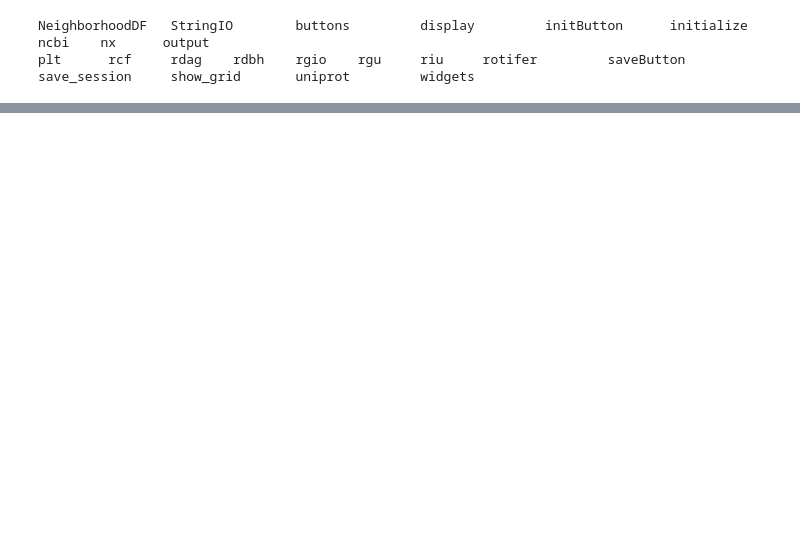
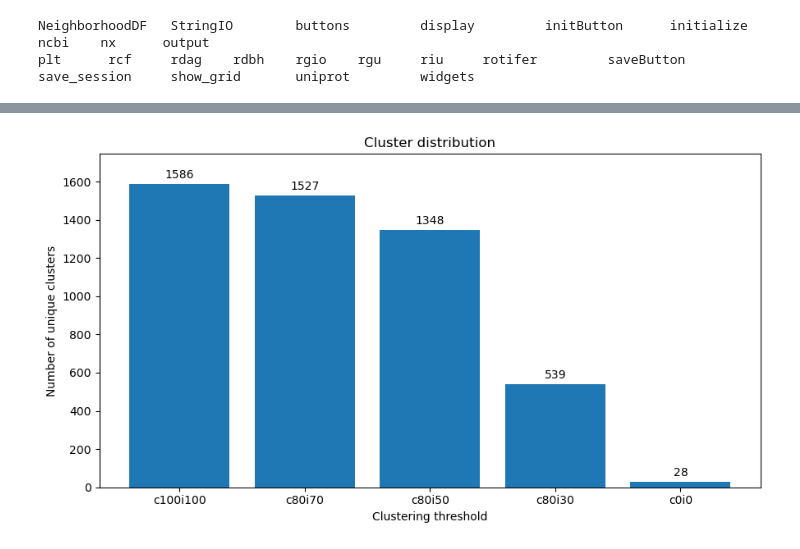
Before and after one commit to leepusp/RotiferHackathon2026, a Jupyter notebook: work/VirB4/VirB4.ipynb, the cells around one changed output, grey strips where cells are left out. Drawn from its saved outputs; the diff is of its cells as text; code cells hidden in the pictures; blank space fills up the shorter version.

```diff
--- a/work/VirB4/VirB4.ipynb
+++ b/work/VirB4/VirB4.ipynb
@@ -96,0 +339,23 @@ save_session     show_grid       uniprot         widgets
+# %%
+# Let's see distributions
+cagE['psi1seqs'].add_cluster(cascade=[(100,100),(80,70),(80,50),(80,30),(0,0)], inplace=True)
+# %%
+import matplotlib.pyplot as plt
+
+cols = ["c100i100", "c80i70", "c80i50", "c80i30", "c0i0"]
+counts = cagE['psi1seqs'].df[cols].nunique()
+
+fig, ax = plt.subplots(figsize=(9, 5))
+
+bars = ax.bar(counts.index, counts.values)
+
+ax.bar_label(bars, padding=3)
+ax.set_xlabel("Clustering threshold")
+ax.set_ylabel("Number of unique clusters")
+ax.set_title("Cluster distribution")
+ax.set_ylim(0, counts.max() * 1.1)
+
+plt.tight_layout()
+plt.show()
+# %% [output]
+[figure, added]
```
Also changed, not shown: parts of 11 cells of this notebook, 6 other files.
